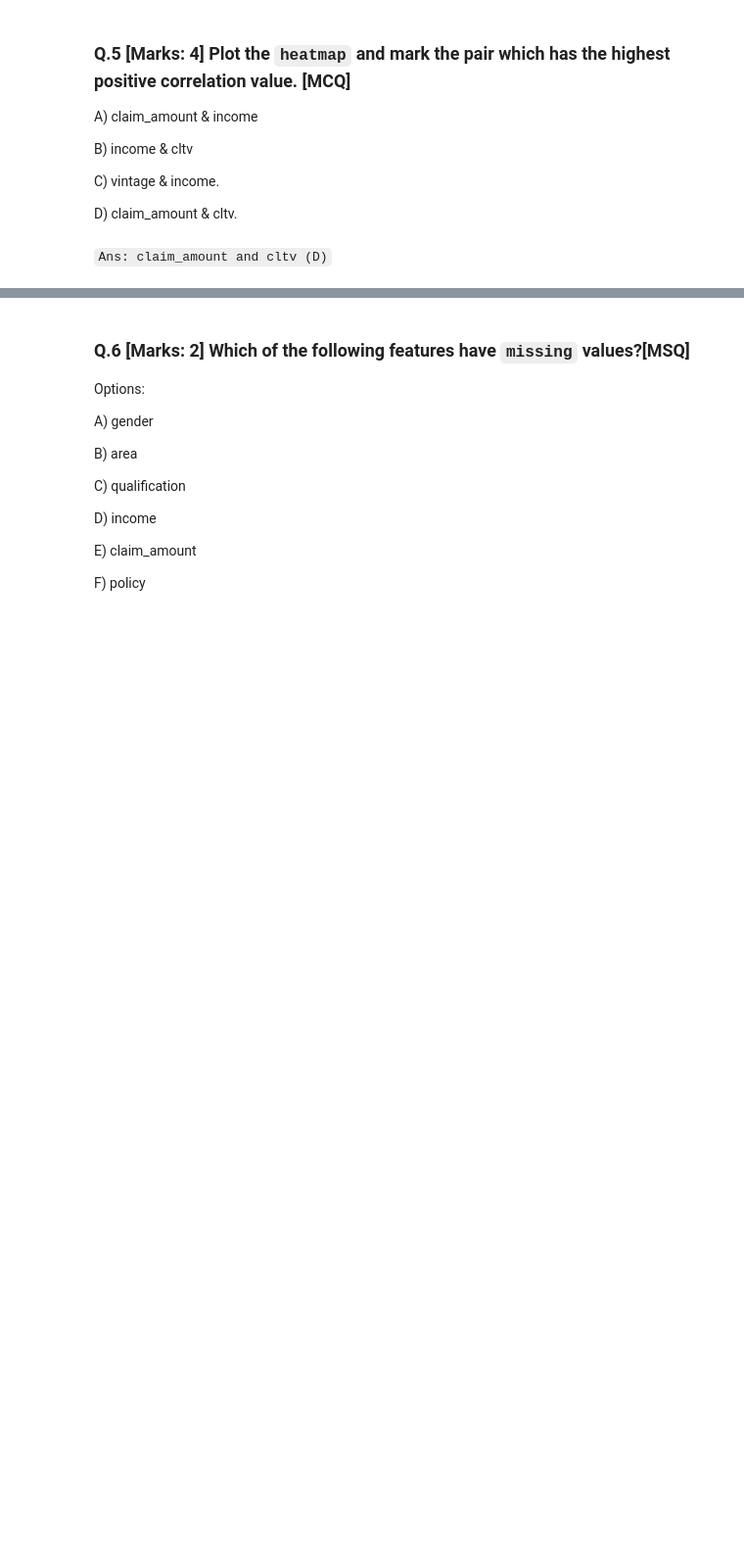
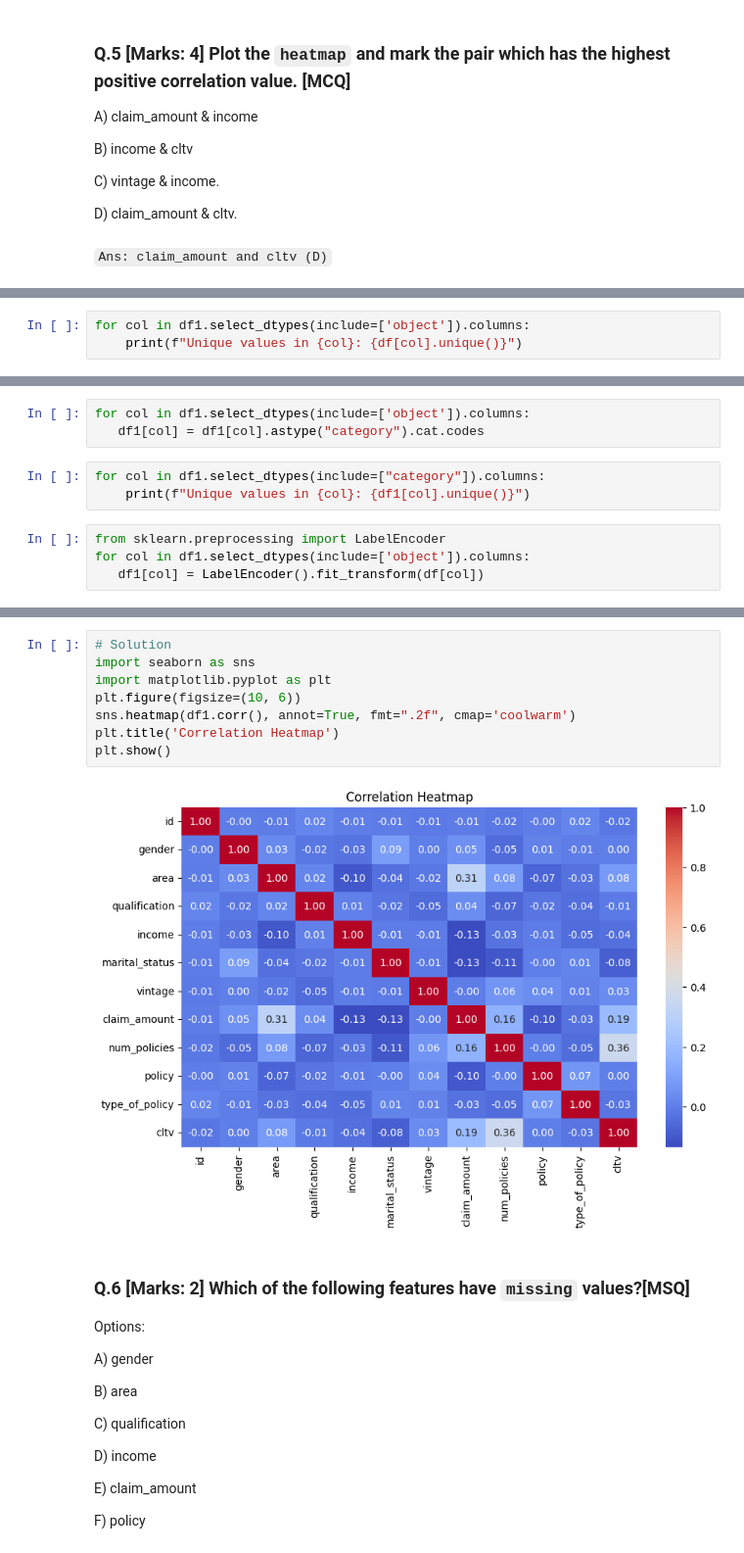
Before and after one commit to pk1308/MLP, a Jupyter notebook: week1/Practice_Oppe_1.ipynb, the cells around one changed output, grey strips where cells are left out. Shown: that part at 98% size. Cells and saved outputs as stored; diff of their text form; blank space fills up the shorter version.

```diff
--- a/week1/Practice_Oppe_1.ipynb
+++ b/week1/Practice_Oppe_1.ipynb
@@ -114,0 +136,3 @@ D) claim_amount & cltv.
+# %%
+for col in df1.select_dtypes(include=['object']).columns:
+    print(f"Unique values in {col}: {df[col].unique()}")
@@ -114,0 +146,10 @@ D) claim_amount & cltv.
+# %%
+for col in df1.select_dtypes(include=['object']).columns:
+   df1[col] = df1[col].astype("category").cat.codes
+# %%
+for col in df1.select_dtypes(include=["category"]).columns:
+    print(f"Unique values in {col}: {df1[col].unique()}")
+# %%
+from sklearn.preprocessing import LabelEncoder
+for col in df1.select_dtypes(include=['object']).columns:
+   df1[col] = LabelEncoder().fit_transform(df[col])
@@ -115,3 +174,13 @@ D) claim_amount & cltv.
+# %%
+# Solution
+import seaborn as sns
+import matplotlib.pyplot as plt
+plt.figure(figsize=(10, 6))
+sns.heatmap(df1.corr(), annot=True, fmt=".2f", cmap='coolwarm')
+plt.title('Correlation Heatmap')
+plt.show()
+# %% [output]
+[figure, added]
 # %% [markdown]
 ### Q.6 [Marks: 2] Which of the following features have `missing` values?[MSQ]
 
```
Also changed, not shown: parts of 38 cells of this notebook.
